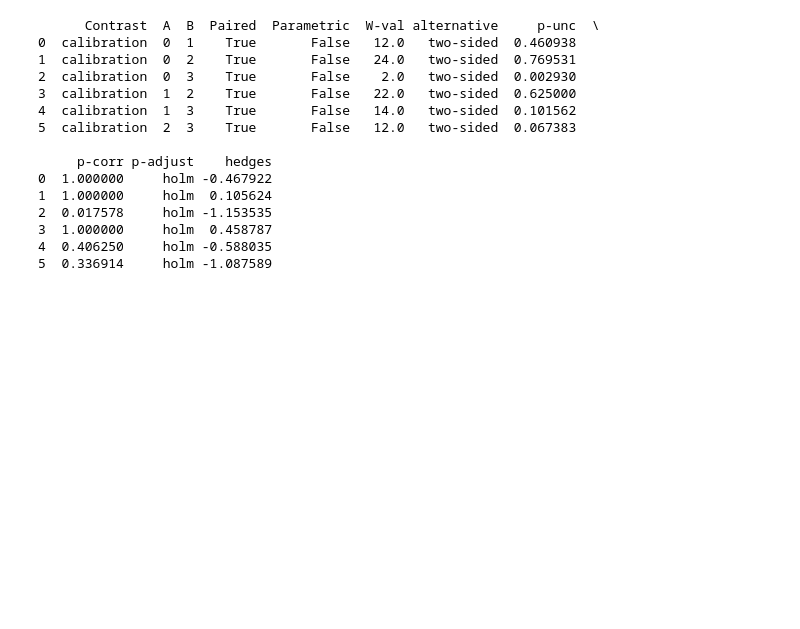
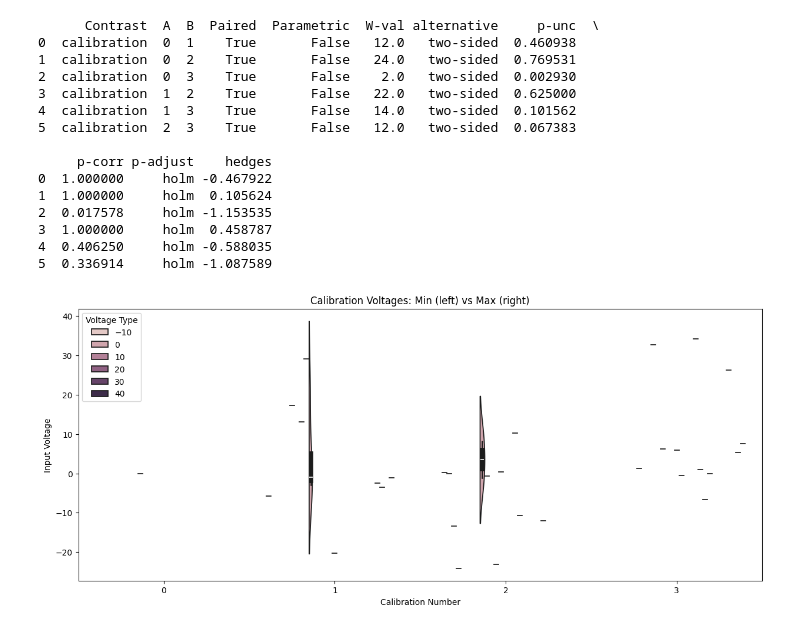
Before and after one commit to patokiehl/level4_dissertation, a Jupyter notebook: data/Notebooks/stats.ipynb, the cells around one changed output. Saved outputs shown, nothing was run; the diff lists cells and outputs as text; code cells hidden in the pictures; blank space fills up the shorter version.

```diff
--- a/data/Notebooks/stats.ipynb
+++ b/data/Notebooks/stats.ipynb
@@ -278,3 +278,18 @@ print(posthoc)
 3  1.000000     holm  0.458787
 4  0.406250     holm -0.588035
 5  0.336914     holm -1.087589
+# %%
+import matplotlib.pyplot as plt
+import seaborn as sns
+
+df_min_max_percent
+
+plt.figure(figsize=(15, 6))
+sns.violinplot(x='calibration', y='perc_change_min', hue='perc_change_max', data=df_min_max_percent, split=True)
+plt.xlabel("Calibration Number")
+plt.ylabel("Input Voltage")
+plt.title("Calibration Voltages: Min (left) vs Max (right)")
+plt.legend(title='Voltage Type')
+plt.show()
+# %% [output]
+[figure, added]
```
Also changed, not shown: 12 other files.
